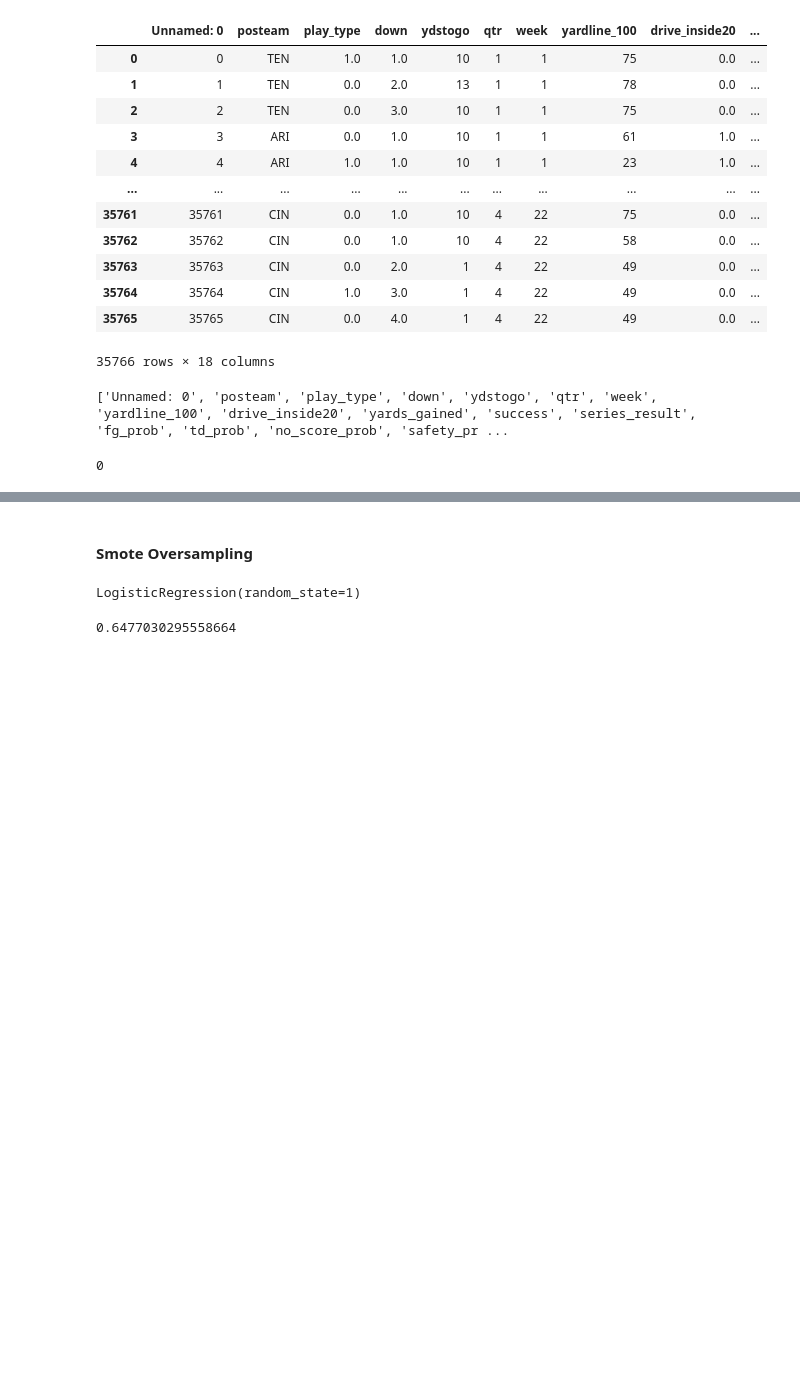
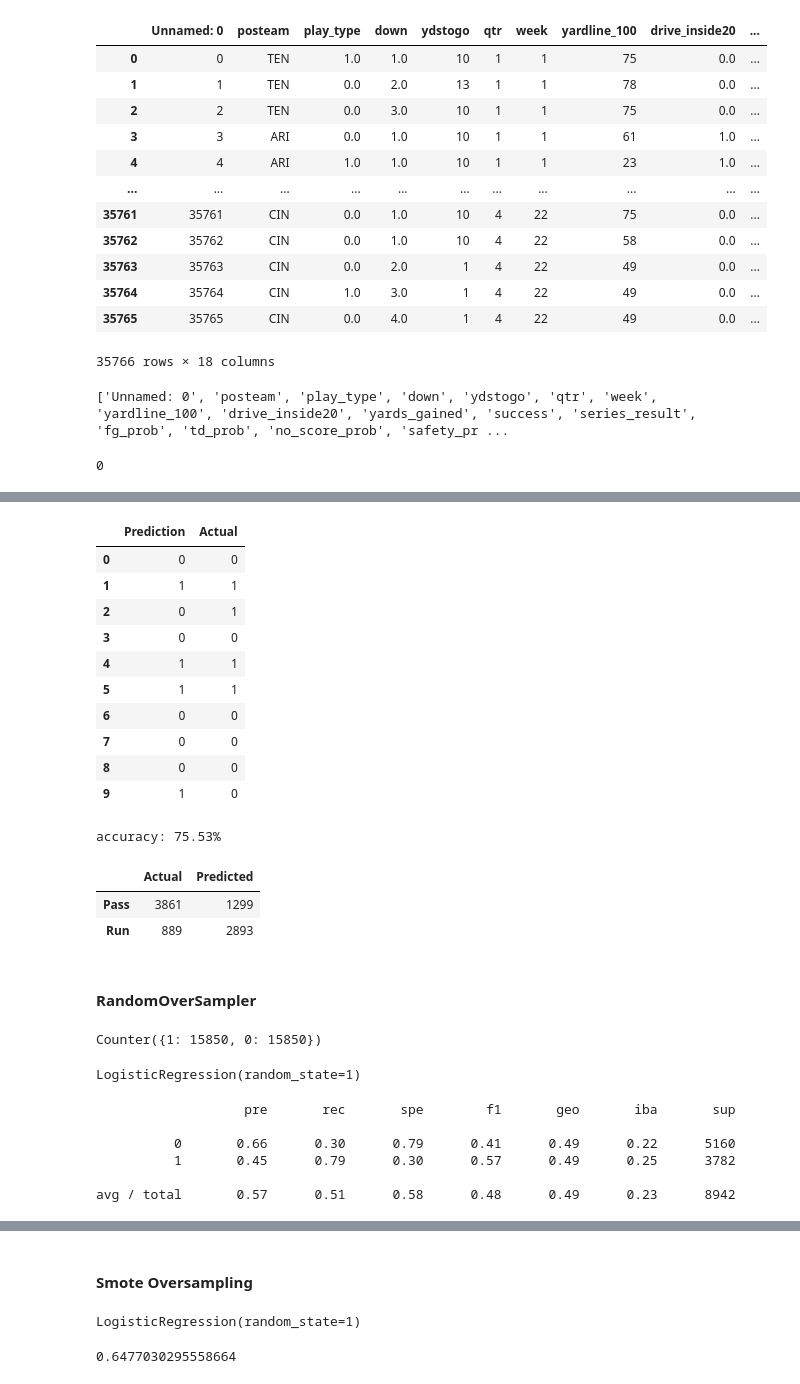
Before and after one commit to rudyk30/Football_Play_Decisions, a Jupyter notebook: Play_Predictor.ipynb, the cells around one changed output, grey strips where cells are left out. Saved outputs shown, nothing was run; the diff lists cells and outputs as text; code cells hidden in the pictures; blank space fills up the shorter version.

```diff
--- a/Play_Predictor.ipynb
+++ b/Play_Predictor.ipynb
@@ -409,0 +227,65 @@ ros_df
+# %%
+ecc_results = pd.DataFrame({"Prediction": y_2_pred, "Actual": y_2_test}).reset_index(drop=True)
+
+ecc_results.head(10)
+# %% [output]
+|  | Prediction | Actual |
+| 0 | 0 | 0 |
+| 1 | 1 | 1 |
+| 2 | 0 | 1 |
+| 3 | 0 | 0 |
+| 4 | 1 | 1 |
+| 5 | 1 | 1 |
+| 6 | 0 | 0 |
+| 7 | 0 | 0 |
+| 8 | 0 | 0 |
+| 9 | 1 | 0 |
+# %%
+ecc_results_1 = pd.DataFrame({"Prediction": y_2_pred})
+
+ecc_results_2 = pd.DataFrame({"Actual": y_2_test})
+
+a_2 = accuracy_score(ecc_results_1['Prediction'], ecc_results_2['Actual'])
+
+print(f'accuracy: {a_2*100:.2f}%')
+# %% [output]
+accuracy: 75.53%
+# %%
+conf_matrix_2 = confusion_matrix(y_2_test, y_2_pred)
+
+table_2 = pd.DataFrame(conf_matrix_2 , index = ['Pass' , 'Run'], columns=['Actual' , 'Predicted'])
+
+table_2
+# %% [output]
+|  | Actual | Predicted |
+| Pass | 3861 | 1299 |
+| Run | 889 | 2893 |
+# %% [markdown]
+#### RandomOverSampler
+# %%
+ros = RandomOverSampler(random_state=1)
+
+X_2_resamp, y_2_resamp = ros.fit_resample(X_2_train, y_2_train)
+
+Counter(y_2_resamp)
+# %% [output]
+Counter({1: 15850, 0: 15850})
+# %%
+model = LogisticRegression(solver='lbfgs', random_state=1)
+
+model.fit(X_2_resamp, y_2_resamp)
+# %% [output]
+LogisticRegression(random_state=1)
+# %%
+y_2_pred = model.predict(X_2_test)
+
+balanced_accuracy_score(y_2_test, y_2_pred)
+
+print(classification_report_imbalanced(y_2_test , y_2_pred))
+# %% [output]
+                   pre       rec       spe        f1       geo       iba       sup
+
+          0       0.66      0.30      0.79      0.41      0.49      0.22      5160
+          1       0.45      0.79      0.30      0.57      0.49      0.25      3782
+
+avg / total       0.57      0.51      0.58      0.48      0.49      0.23      8942
```
Also changed, not shown: parts of 70 cells of this notebook, 2 other files.
